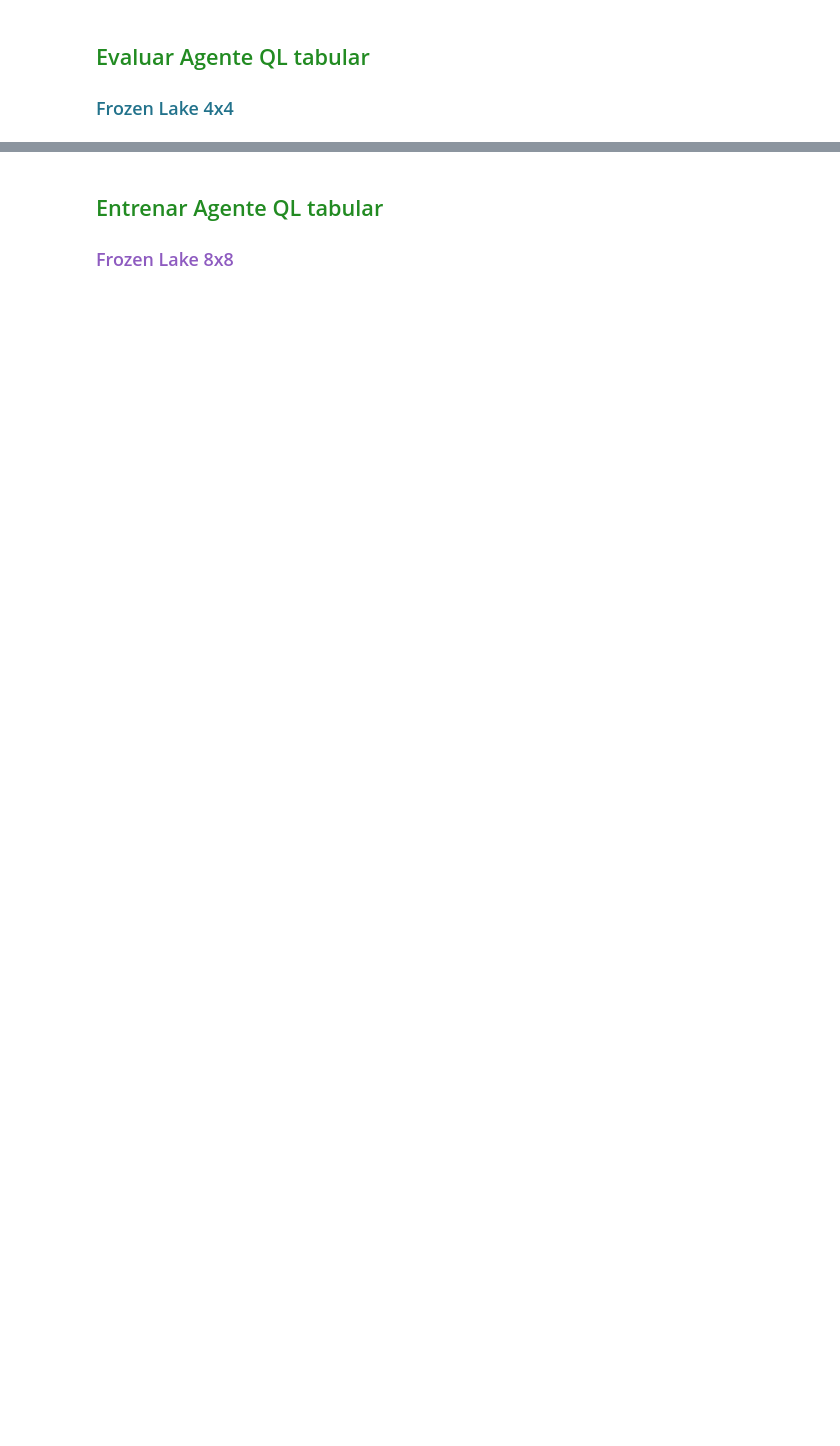
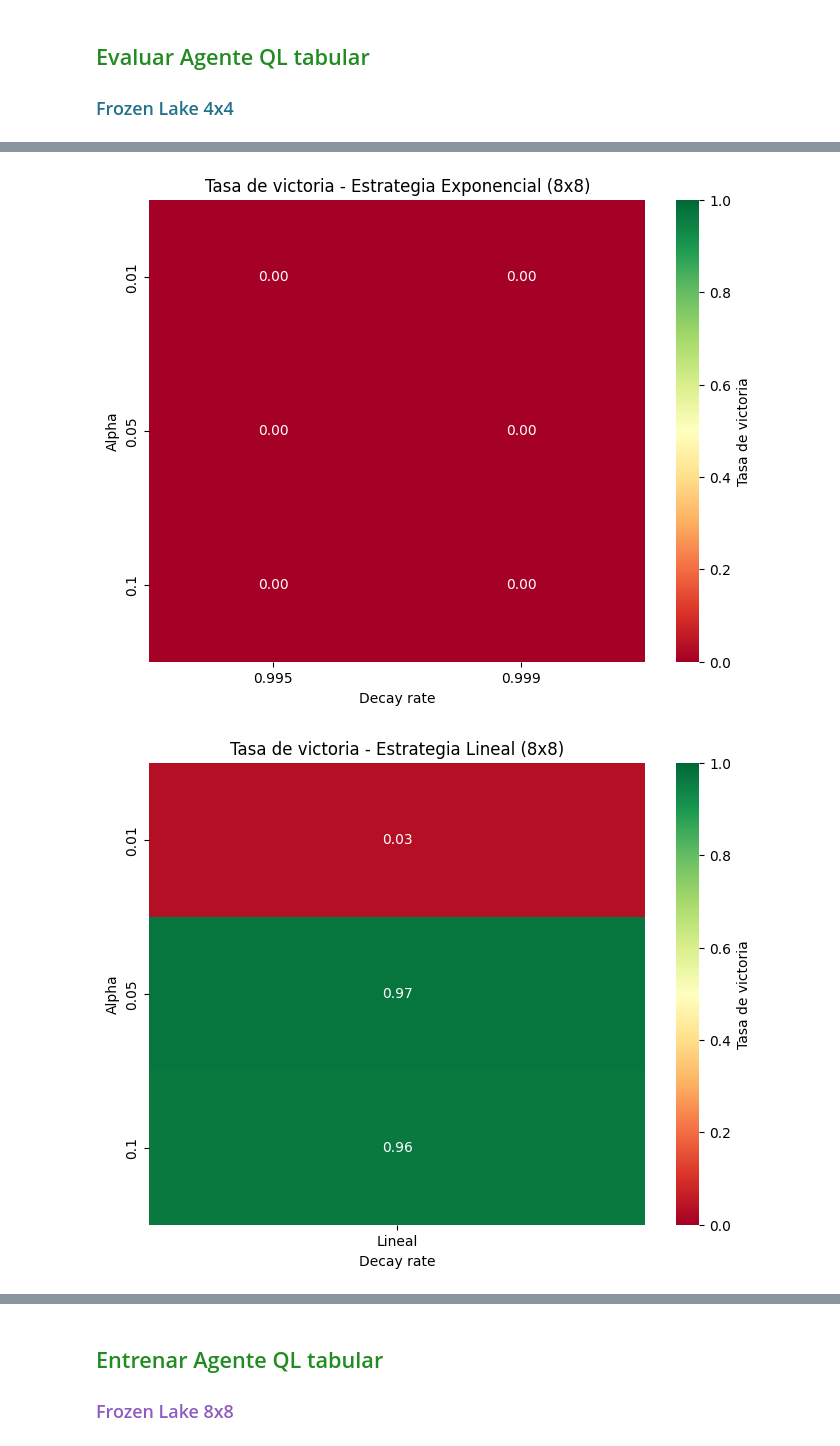
Before and after one commit to Ezequiel-Capo/MachineLearningLab, a Jupyter notebook: LAB2/lab2.ipynb, the cells around one changed output, grey strips where cells are left out. Saved outputs shown, nothing was run; the diff lists cells and outputs as text; code cells hidden in the pictures; blank space fills up the shorter version.

```diff
--- a/LAB2/lab2.ipynb
+++ b/LAB2/lab2.ipynb
@@ -766,0 +866,21 @@ H → ↓ G
+# %%
+alphas = [0.01, 0.05, 0.1]
+decays = [0.995, 0.999]
+episodios_train = 8000 #sucede que la lineal es mejor estrategia, por tanto maś episodios se estabiliza mejor
+episodios_eval = 1000
+map_name = "8x8"
+
+df_exp, df_lin = test_params("Q", alphas, decays, episodios_train, episodios_eval, map_name)
+
+obtener_heatmap(df_exp, df_lin, map_name, valores="Tasa de victoria")
+
+
+# ======== Mostrar resultados ========
+print("\n📊 Resultados - Estrategia Exponencial:")
+print(df_exp.to_string(index=False, float_format="%.3f"))
+
+print("\n📊 Resultados - Estrategia Lineal:")
+print(df_lin.to_string(index=False, float_format="%.3f"))
+# %% [output]
+[figure, added]
+[figure, added]
```
Also changed, not shown: parts of 33 cells of this notebook, 5 other files.
